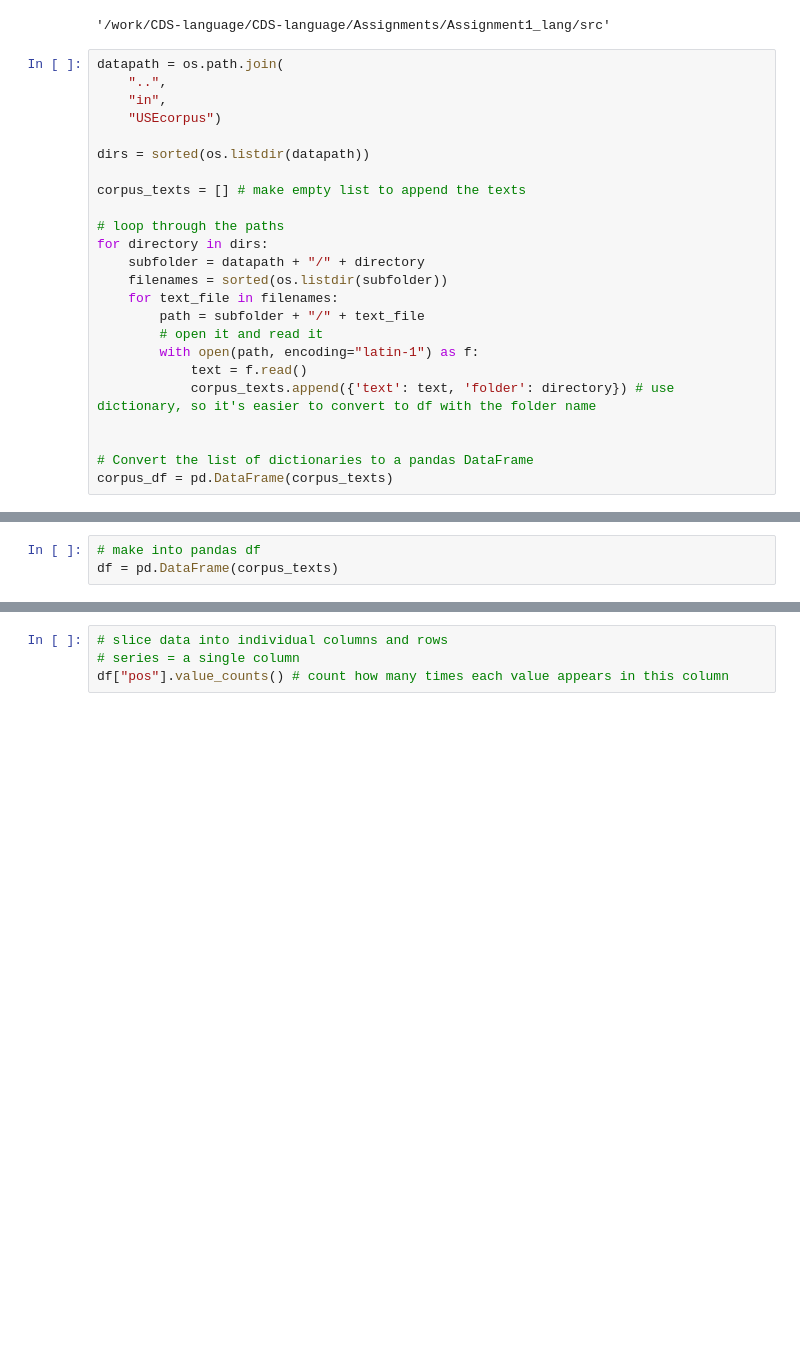
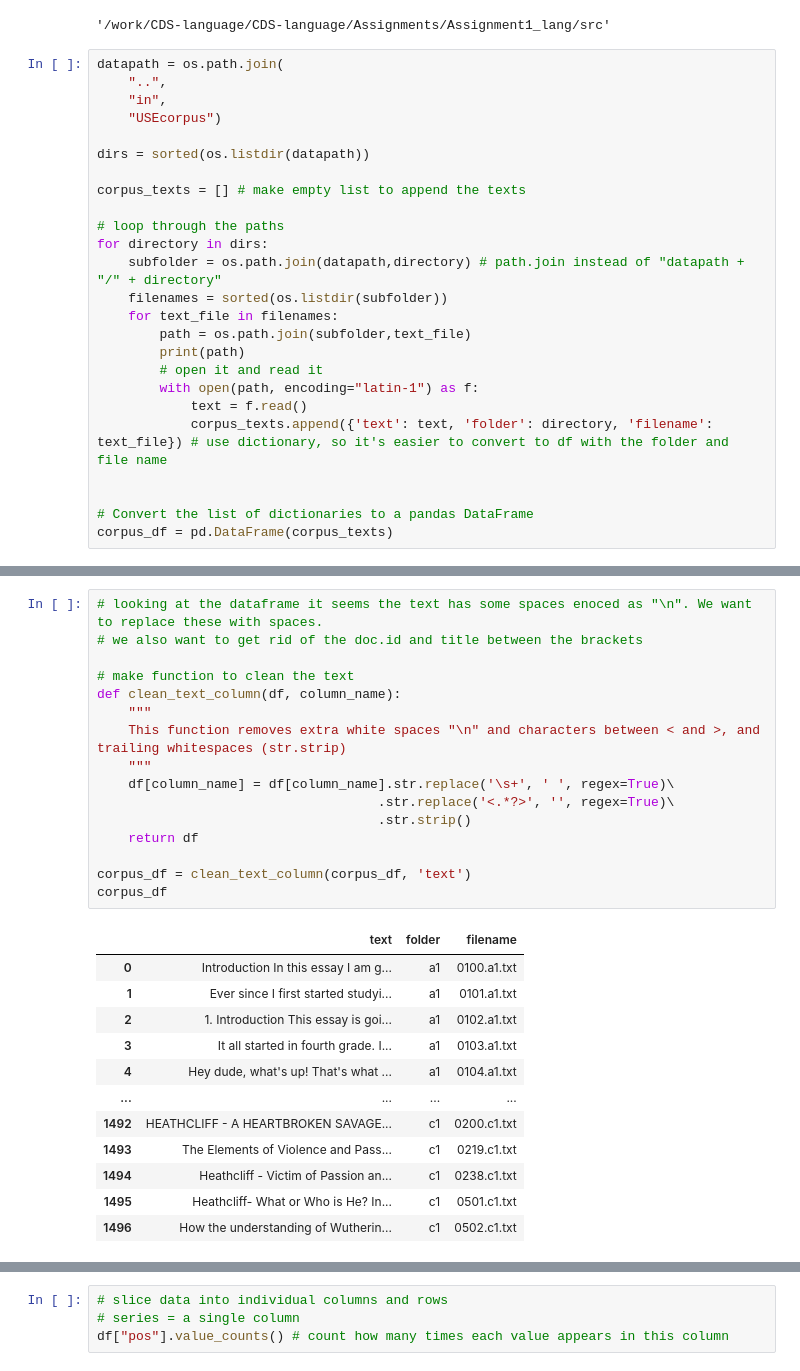
Before and after one commit to IdaElmBro/CDS-language, a Jupyter notebook: Assignments/Assignment1_lang/src/assignment1.ipynb, the cells around one changed output, grey strips where cells are left out. Drawn from its saved outputs; the diff is of its cells as text; blank space fills up the shorter version.

```diff
--- a/Assignments/Assignment1_lang/src/assignment1.ipynb
+++ b/Assignments/Assignment1_lang/src/assignment1.ipynb
@@ -33,14 +33,15 @@ corpus_texts = [] # make empty list to append the texts
 
 # loop through the paths
 for directory in dirs:
-    subfolder = datapath + "/" + directory
+    subfolder = os.path.join(datapath,directory) # path.join instead of "datapath + "/" + directory"
     filenames = sorted(os.listdir(subfolder))
     for text_file in filenames:
-        path = subfolder + "/" + text_file
+        path = os.path.join(subfolder,text_file)
+        print(path)
         # open it and read it
         with open(path, encoding="latin-1") as f:
             text = f.read()
-            corpus_texts.append({'text': text, 'folder': directory}) # use dictionary, so it's easier to convert to df with the folder name
+            corpus_texts.append({'text': text, 'folder': directory, 'filename': text_file}) # use dictionary, so it's easier to convert to df with the folder and file name
 
 
 # Convert the list of dictionaries to a pandas DataFrame
@@ -64,3 +66,0 @@ corpus_df
-# %%
-# make into pandas df
-df = pd.DataFrame(corpus_texts)
@@ -116,0 +70,29 @@ with open(path, encoding="latin-1") as f:
+# %%
+# looking at the dataframe it seems the text has some spaces enoced as "\n". We want to replace these with spaces.
+# we also want to get rid of the doc.id and title between the brackets
+
+# make function to clean the text
+def clean_text_column(df, column_name):
+    """
+    This function removes extra white spaces "\n" and characters between < and >, and trailing whitespaces (str.strip)
+    """
+    df[column_name] = df[column_name].str.replace('\s+', ' ', regex=True)\
+                                    .str.replace('<.*?>', '', regex=True)\
+                                    .str.strip()
+    return df
+
+corpus_df = clean_text_column(corpus_df, 'text')
+corpus_df
+# %% [output]
+|  | text | folder | filename |
+| 0 | Introduction In this essay I am g... | a1 | 0100.a1.txt |
+| 1 | Ever since I first started studyi... | a1 | 0101.a1.txt |
+| 2 | 1. Introduction This essay is goi... | a1 | 0102.a1.txt |
+| 3 | It all started in fourth grade. I... | a1 | 0103.a1.txt |
+| 4 | Hey dude, what's up! That's what ... | a1 | 0104.a1.txt |
+| ... | ... | ... | ... |
+| 1492 | HEATHCLIFF - A HEARTBROKEN SAVAGE... | c1 | 0200.c1.txt |
+| 1493 | The Elements of Violence and Pass... | c1 | 0219.c1.txt |
+| 1494 | Heathcliff - Victim of Passion an... | c1 | 0238.c1.txt |
+| 1495 | Heathcliff- What or Who is He? In... | c1 | 0501.c1.txt |
+| 1496 | How the understanding of Wutherin... | c1 | 0502.c1.txt |
```
Also changed, not shown: parts of 24 cells of this notebook.
